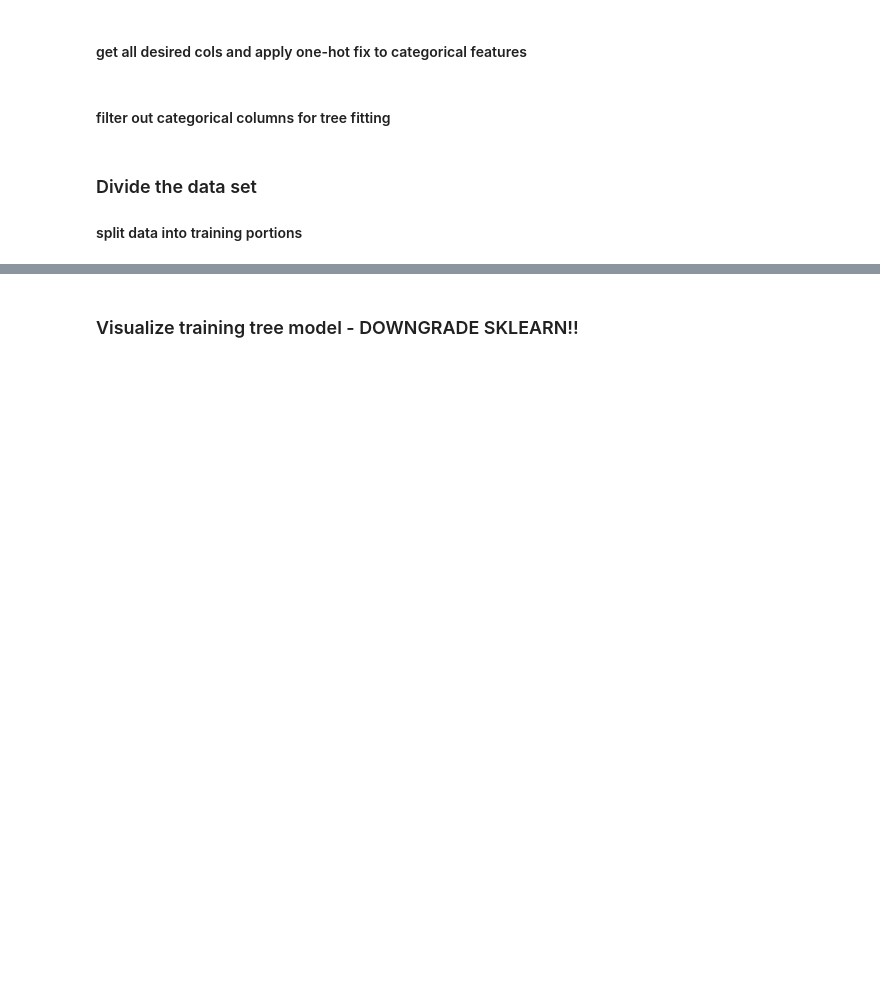
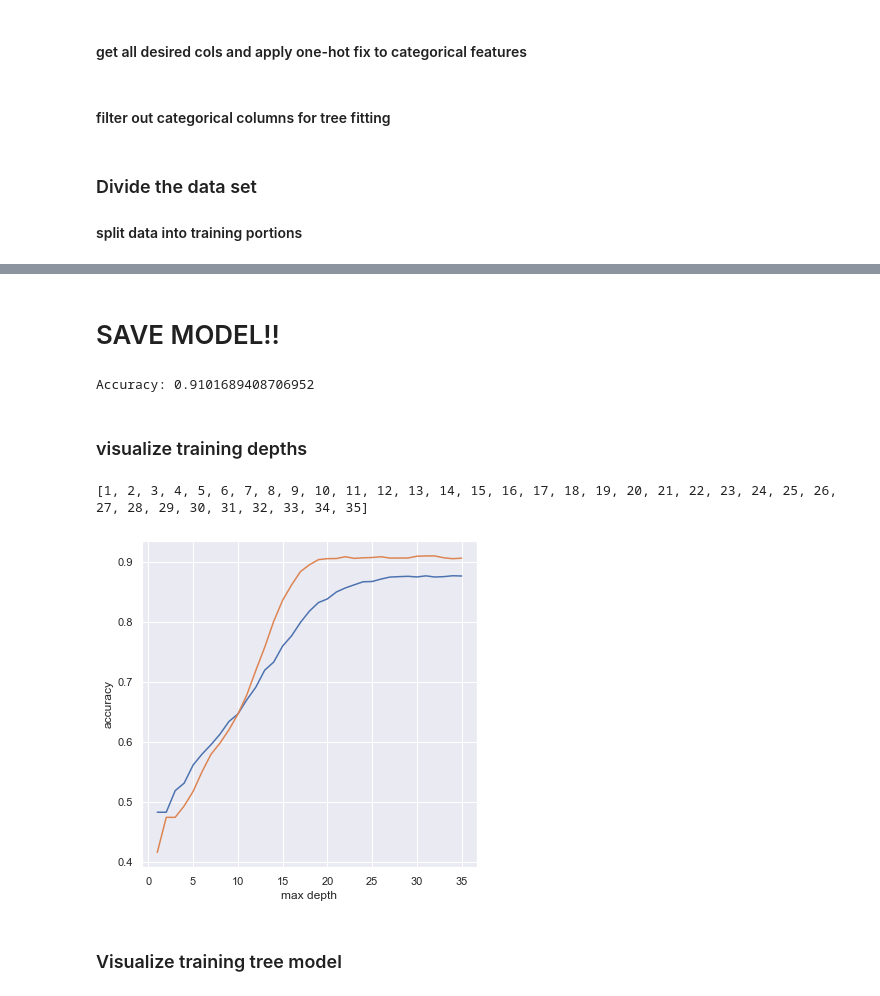
Before and after one commit to Zajano/ml_basics, a Jupyter notebook: final models/practice.ipynb, the cells around one changed output, grey strips where cells are left out. Cells and saved outputs as stored; diff of their text form; code cells hidden in the pictures; blank space fills up the shorter version.

Commit message:
DTC tree up to 91% accuracy

```diff
--- a/final models/practice.ipynb
+++ b/final models/practice.ipynb
@@ -68,7 +93,8 @@ def split_data_frame_list(df, target_column, output_type=str):
 # %% [markdown]
 #### split lists into multiple rows for decision tree
 # %%
-dtc_test = split_data_frame_list(dtc_test, 'categories')
+# TESTING: after data split for train/test portions?
+# dtc_test = split_data_frame_list(dtc_test, 'categories')
 dtc_test = split_data_frame_list(dtc_test, 'mechanics')
 # %% [markdown]
 #### get all desired cols and apply one-hot fix to categorical features
@@ -136,0 +192,29 @@ Accuracy: 0.1556158328310227
+# %% [markdown]
+# SAVE MODEL!!
+# %%
+from joblib import dump, load
+
+# swtich to model directory
+os.chdir(r"C:\Users\Zack\Desktop\work\OSU\406 - p2 - learning\jupyter practice\final models\models")
+
+# create and save file
+joblib_file = "dtc_9102.joblib"
+dump(best_dtc, joblib_file)
+
+# test load
+joblib_model = load(joblib_file)
+
+y_pred = joblib_model.predict(X_test)
+
+# custom accuracy check
+correct = 0
+y_targets = y_test["categories"].tolist()
+for i in range(len(y_pred)):
+    if y_pred[i] in y_targets[i]:
+        correct += 1
+
+print("Accuracy:", correct / len(y_pred))
+# %% [output]
+Accuracy: 0.9101689408706952
+# %% [markdown]
+### visualize training depths
@@ -137,5 +277,27 @@ Accuracy: 0.1556158328310227
+# %%
+import matplotlib.pyplot as plt
+import seaborn as sns
+
+# graph folder
+os.chdir(r"C:\Users\Zack\Desktop\work\OSU\406 - p2 - learning\jupyter practice\final models\graphs")
+
+#size
+sns.set(rc={'figure.figsize': (6, 6)})
+
+print(max_depth)
+# visualizing changes in parameters
+sns.lineplot(x='max_depth', y='acc_gini', data=df)
+sns.lineplot(x='max_depth', y='acc_entropy', data=df)
+plt.xlabel('max depth')
+plt.ylabel('accuracy')
+# plt.xlim(1,30)
+plt.savefig('gini vs entropy', bbox_inches = 'tight')
+plt.show()
+# %% [output]
+[1, 2, 3, 4, 5, 6, 7, 8, 9, 10, 11, 12, 13, 14, 15, 16, 17, 18, 19, 20, 21, 22, 23, 24, 25, 26, 27, 28, 29, 30, 31, 32, 33, 34, 35]
+[figure, added]
 # %% [markdown]
-### Visualize training tree model - DOWNGRADE SKLEARN!!
+### Visualize training tree model
 # %%
 from sklearn.tree import export_graphviz
 from six import StringIO
```
Also changed, not shown: parts of 15 cells of this notebook, 14 other files.
